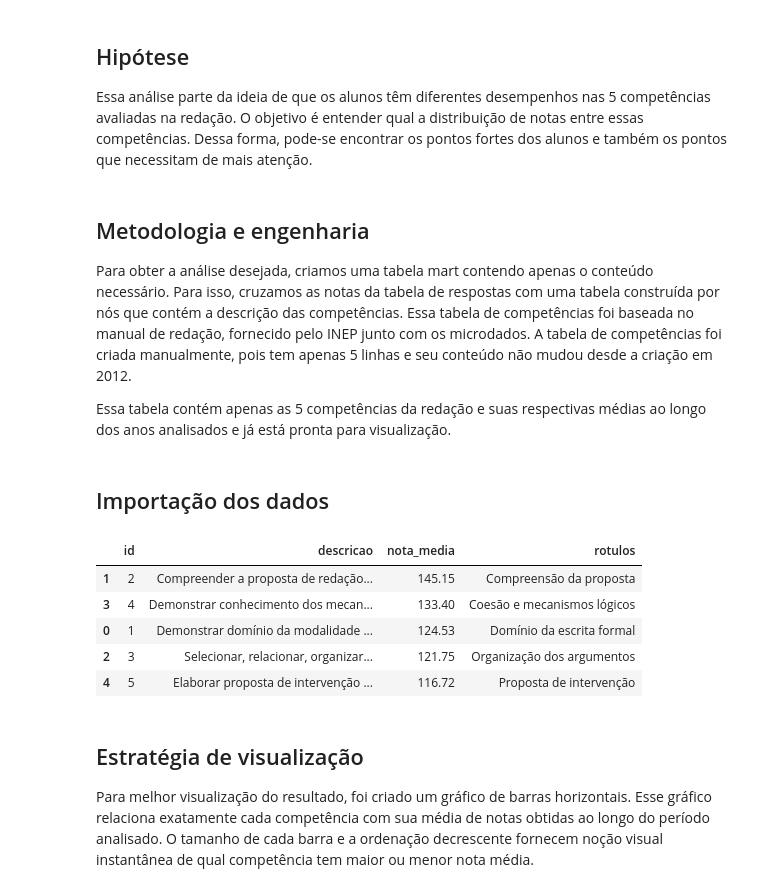
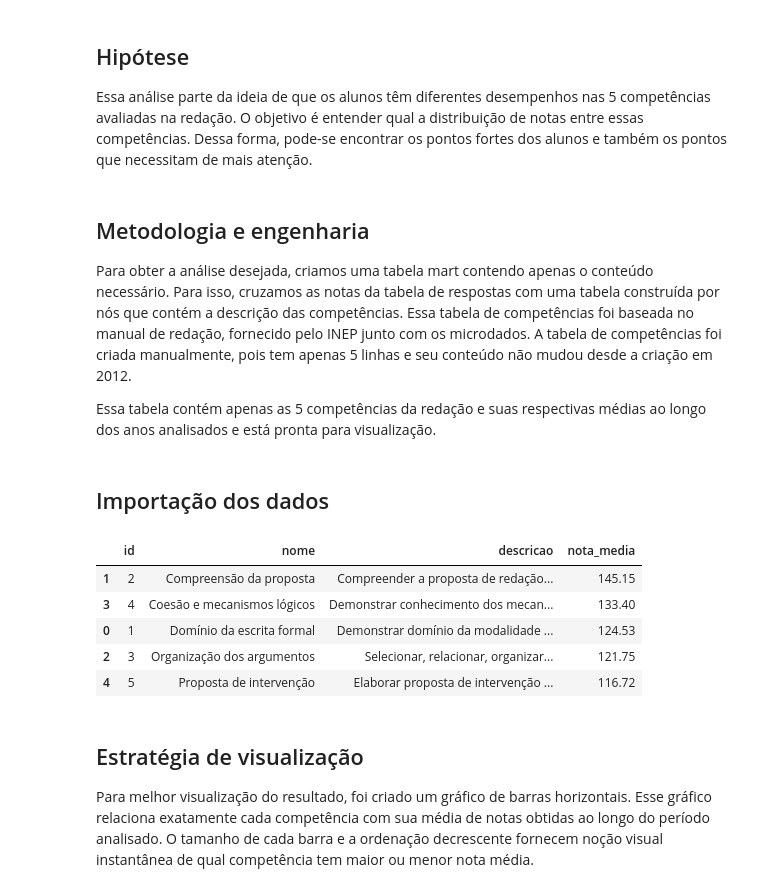
Before and after one commit to mviniciusc/analise_questoes_enem, a Jupyter notebook: notebooks/competencias_redacao.ipynb, the cells around one changed output. Drawn from its saved outputs; the diff is of its cells as text; code cells hidden in the pictures.

```diff
--- a/notebooks/competencias_redacao.ipynb
+++ b/notebooks/competencias_redacao.ipynb
@@ -9,48 +9,39 @@ Essa análise parte da ideia de que os alunos têm diferentes desempenhos nas 5
 
 Para obter a análise desejada, criamos uma tabela mart contendo apenas o conteúdo necessário. Para isso, cruzamos as notas da tabela de respostas com uma tabela construída por nós que contém a descrição das competências. Essa tabela de competências foi baseada no manual de redação, fornecido pelo INEP junto com os microdados. A tabela de competências foi criada manualmente, pois tem apenas 5 linhas e seu conteúdo não mudou desde a criação em 2012.
 
-Essa tabela contém apenas as 5 competências da redação e suas respectivas médias ao longo dos anos analisados e já está pronta para visualização.
+Essa tabela contém apenas as 5 competências da redação e suas respectivas médias ao longo dos anos analisados e está pronta para visualização.
 # %% [markdown]
 ## Importação dos dados
 # %%
 import duckdb
 import pandas as pd
 
 
 # abrir a conexão com banco de dados
 con = duckdb.connect('../database/enem.duckdb')
 
 # criar a consulta em SQL
 query = """
     SELECT * FROM mart_redacao
 """
 # consultar a tabela e salvar em um dataframe
 df = con.execute(query).df()
 
-# criar uma lista com nomes reduzidos das competências. Esses nomes serão utlizados como rótulos do gráfico para evitar poluição visual.
-rotulos = [
-    "Domínio da escrita formal",
-    "Compreensão da proposta",
-    "Organização dos argumentos",
-    "Coesão e mecanismos lógicos",
-    "Proposta de intervenção"
-]
-
-#adicionar a nova coluna de rótulos no dataframe
-df['rotulos'] = rotulos
+#Não esquecer de fechar a conexão
+con.close()
 
 # ordenar o dataset em ordem decrescente de média de notas
 df=df.sort_values (by='nota_media', ascending=False)
 
 # visualizar parte do dataframe
 df.head()
 # %% [output]
-|  | id | descricao | nota_media | rotulos |
-| 1 | 2 | Compreender a proposta de redação... | 145.15 | Compreensão da proposta |
-| 3 | 4 | Demonstrar conhecimento dos mecan... | 133.40 | Coesão e mecanismos lógicos |
-| 0 | 1 | Demonstrar domínio da modalidade ... | 124.53 | Domínio da escrita formal |
-| 2 | 3 | Selecionar, relacionar, organizar... | 121.75 | Organização dos argumentos |
-| 4 | 5 | Elaborar proposta de intervenção ... | 116.72 | Proposta de intervenção |
+|  | id | nome | descricao | nota_media |
+| 1 | 2 | Compreensão da proposta | Compreender a proposta de redação... | 145.15 |
+| 3 | 4 | Coesão e mecanismos lógicos | Demonstrar conhecimento dos mecan... | 133.40 |
+| 0 | 1 | Domínio da escrita formal | Demonstrar domínio da modalidade ... | 124.53 |
+| 2 | 3 | Organização dos argumentos | Selecionar, relacionar, organizar... | 121.75 |
+| 4 | 5 | Proposta de intervenção | Elaborar proposta de intervenção ... | 116.72 |
 # %% [markdown]
 ## Estratégia de visualização
 
```
Also changed, not shown: parts of 2 cells of this notebook, 4 other files.
